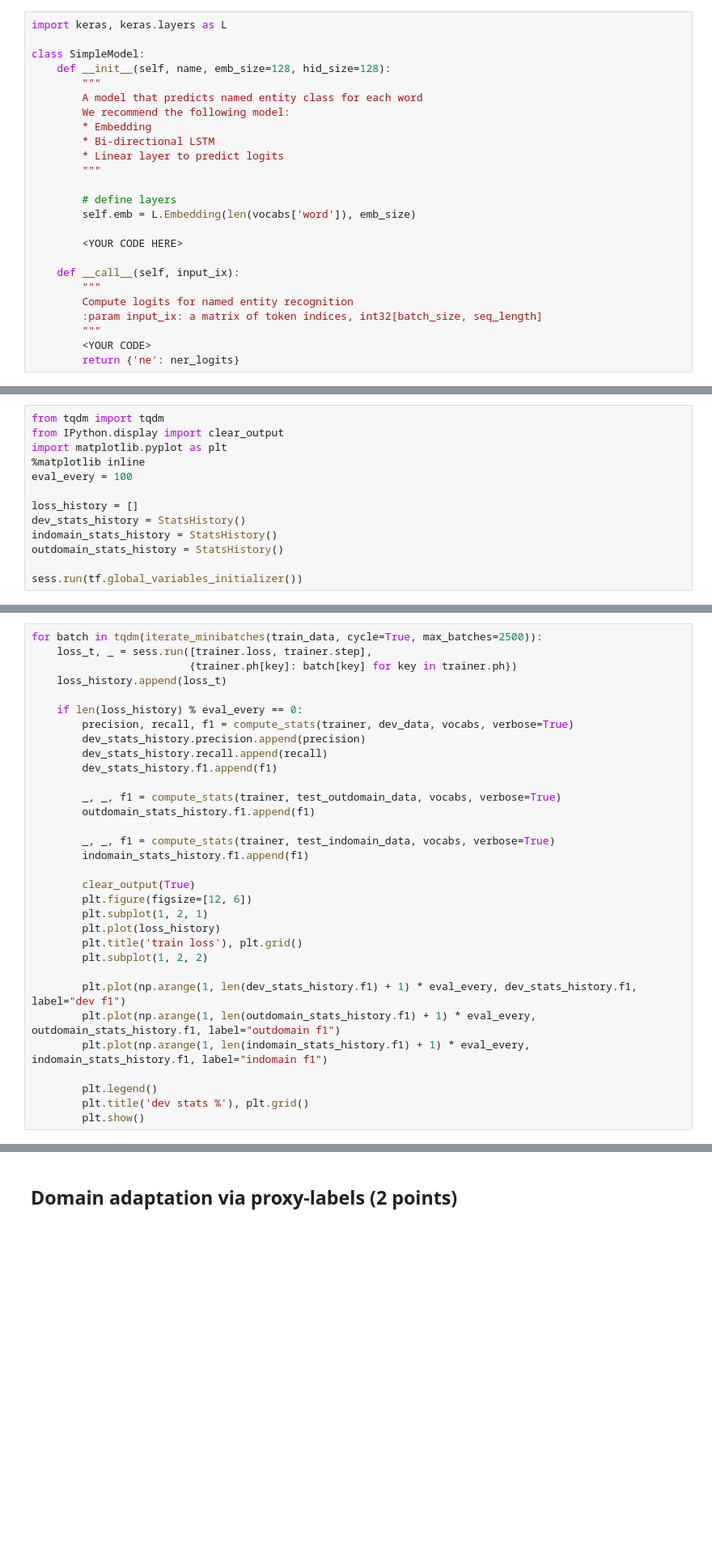
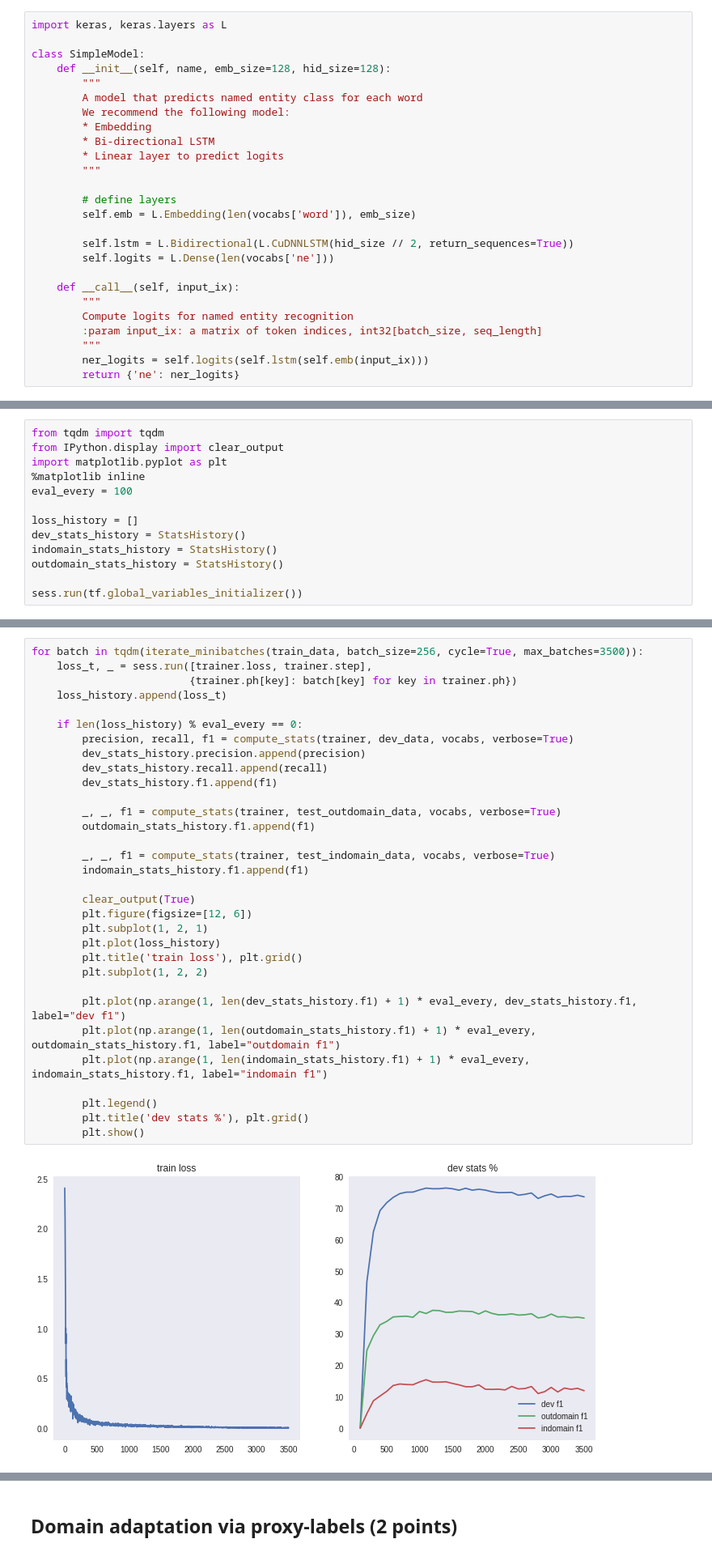
Before and after one commit to yaPhilya/nlp_course, a Jupyter notebook: week8_multitask/homework.ipynb, the cells around one changed output, grey strips where cells are left out. Shown at 81% size. Drawn from its saved outputs; the diff is of its cells as text; blank space fills up the shorter version.

```diff
--- a/week8_multitask/homework.ipynb
+++ b/week8_multitask/homework.ipynb
@@ -135,14 +214,15 @@ class SimpleModel:
         # define layers
         self.emb = L.Embedding(len(vocabs['word']), emb_size)
 
-        <YOUR CODE HERE>
+        self.lstm = L.Bidirectional(L.CuDNNLSTM(hid_size // 2, return_sequences=True))
+        self.logits = L.Dense(len(vocabs['ne']))
 
     def __call__(self, input_ix):
         """
         Compute logits for named entity recognition
         :param input_ix: a matrix of token indices, int32[batch_size, seq_length]
         """
-        <YOUR CODE>
+        ner_logits = self.logits(self.lstm(self.emb(input_ix)))
         return {'ne': ner_logits}
 # %%
 model = SimpleModel('mod1')
@@ -241,35 +323,37 @@ len(dev_data)
 # %%
-for batch in tqdm(iterate_minibatches(train_data, cycle=True, max_batches=2500)):
+for batch in tqdm(iterate_minibatches(train_data, batch_size=256, cycle=True, max_batches=3500)):
     loss_t, _ = sess.run([trainer.loss, trainer.step],
                          {trainer.ph[key]: batch[key] for key in trainer.ph})
     loss_history.append(loss_t)
 
     if len(loss_history) % eval_every == 0:
         precision, recall, f1 = compute_stats(trainer, dev_data, vocabs, verbose=True)
         dev_stats_history.precision.append(precision)
         dev_stats_history.recall.append(recall)
         dev_stats_history.f1.append(f1)
 
         _, _, f1 = compute_stats(trainer, test_outdomain_data, vocabs, verbose=True)
         outdomain_stats_history.f1.append(f1)
 
         _, _, f1 = compute_stats(trainer, test_indomain_data, vocabs, verbose=True)
         indomain_stats_history.f1.append(f1)
 
         clear_output(True)
         plt.figure(figsize=[12, 6])
         plt.subplot(1, 2, 1)
         plt.plot(loss_history)
         plt.title('train loss'), plt.grid()
         plt.subplot(1, 2, 2)
 
         plt.plot(np.arange(1, len(dev_stats_history.f1) + 1) * eval_every, dev_stats_history.f1, label="dev f1")
         plt.plot(np.arange(1, len(outdomain_stats_history.f1) + 1) * eval_every, outdomain_stats_history.f1, label="outdomain f1")
         plt.plot(np.arange(1, len(indomain_stats_history.f1) + 1) * eval_every, indomain_stats_history.f1, label="indomain f1")
 
         plt.legend()
         plt.title('dev stats %'), plt.grid()
         plt.show()
+# %% [output]
+[figure, added]
 # %%
 print("Best dev f1 = %.3f%%" % max(dev_stats_history.f1),
       "\nBest in-domain f1 = %.3f%%" % max(indomain_stats_history.f1),
```
Also changed, not shown: parts of 29 cells of this notebook.
